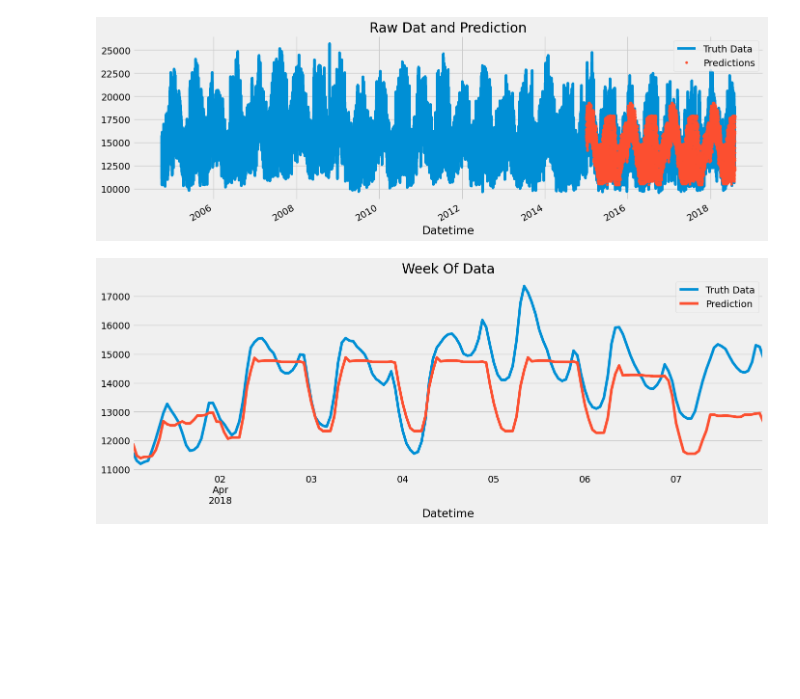
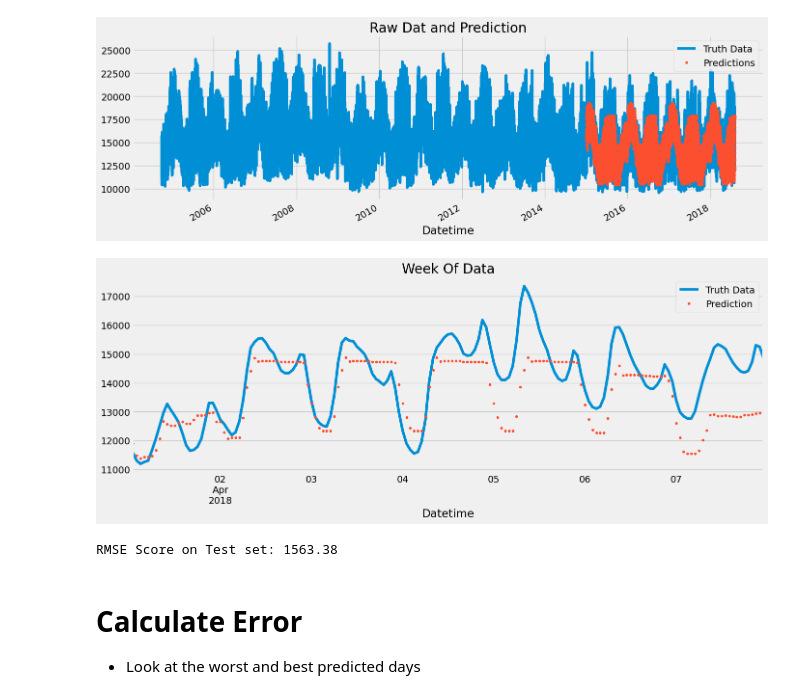
Before and after one commit to IsaacArredondo/TimeSeriesForecastingML, a Jupyter notebook: AEP_hourly.ipynb, the cells around one changed output. Drawn from its saved outputs; the diff is of its cells as text; code cells hidden in the pictures; blank space fills up the shorter version.

Commit message:
Calculate error

```diff
--- a/AEP_hourly.ipynb
+++ b/AEP_hourly.ipynb
@@ -191,9 +191,18 @@ plt.show()
 # %%
 ax  = df.loc[(df.index > '04-01-2018') & (df.index < '04-08-2018')]['AEP_MW'] \
     .plot(figsize=(15, 5), title='Week Of Data')
 df.loc[(df.index > '04-01-2018') & (df.index < '04-08-2018')]['prediction'] \
-    .plot(style='-')
+    .plot(style='.')
 plt.legend(['Truth Data', 'Prediction'])
 plt.show()
 # %% [output]
-[figure, old version]
+[figure, new version]
+# %%
+score = np.sqrt(mean_squared_error(test['AEP_MW'], test['prediction']))
+print(f'RMSE Score on Test set: {score:0.2f}')
+# %% [output]
+RMSE Score on Test set: 1563.38
+# %% [markdown]
+# Calculate Error
+
+- Look at the worst and best predicted days
```
Also changed, not shown: parts of 4 cells of this notebook.
